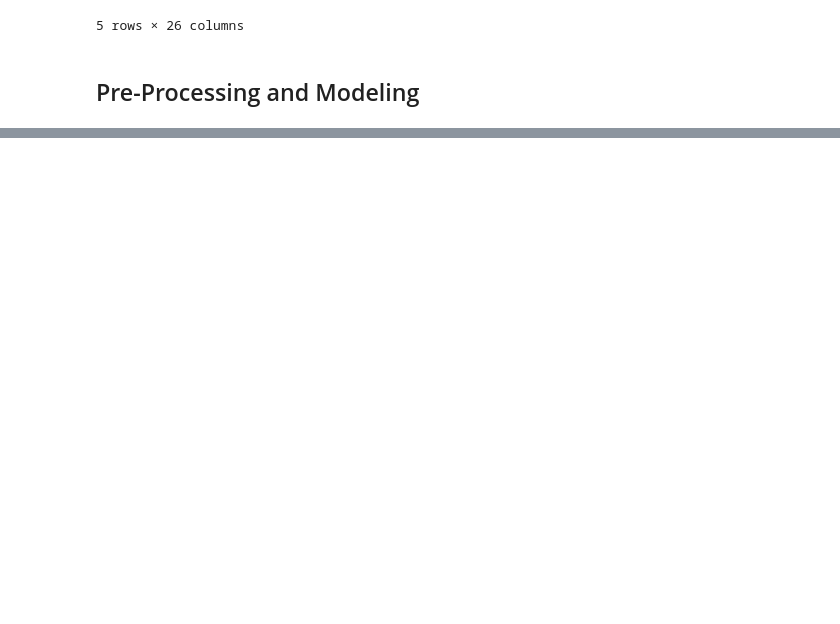
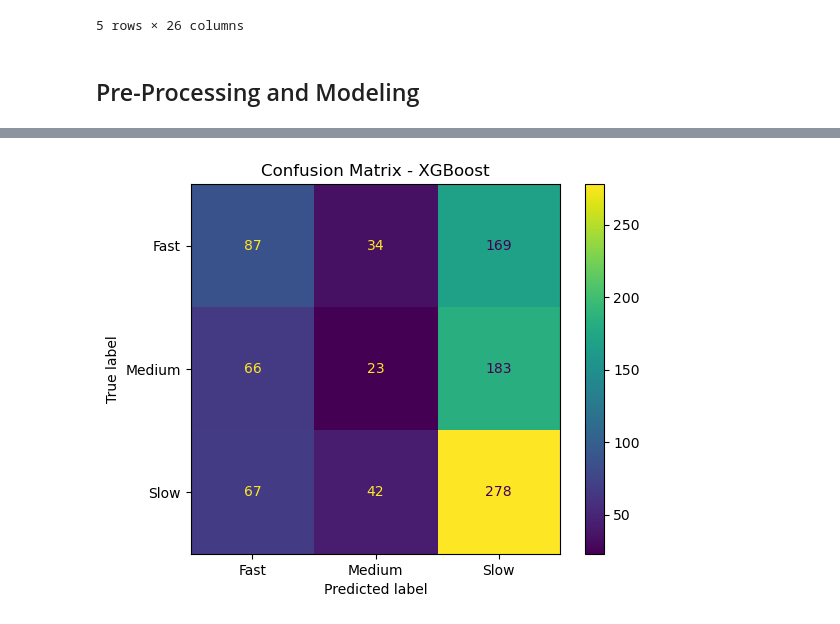
Before and after one commit to OmniaBekheet/Optimal-Pricing-Strategy-for-Quick-Sales---Capstone-3, a Jupyter notebook: Optimal Pricing Strategy for Quick Sales/Optimal Pricing Strategy for Quick Sales.ipynb, the cells around one changed output, grey strips where cells are left out. Cells and saved outputs as stored; diff of their text form; code cells hidden in the pictures; blank space fills up the shorter version.

```diff
--- a/Optimal Pricing Strategy for Quick Sales/Optimal Pricing Strategy for Quick Sales.ipynb
+++ b/Optimal Pricing Strategy for Quick Sales/Optimal Pricing Strategy for Quick Sales.ipynb
@@ -1089,0 +1169,4 @@ sld_data.head()
+# %%
+class_search_xgb = RandomizedSearchCV(class_xgb, param_distributions=param_grid_xgb, n_iter=8, scoring='accuracy', cv=3, random_state=42)
+class_search_xgb.fit(X_train_speed, y_train_speed)
+print(f"Best params for XGBoost classifier: {class_search_xgb.best_params_}")
@@ -1089,0 +1315,7 @@ sld_data.head()
+# %%
+# XGBoost Confusion Matrix
+ConfusionMatrixDisplay.from_estimator(class_search_xgb.best_estimator_, X_test_speed, y_test_speed, display_labels=['Fast', 'Medium', 'Slow'])
+plt.title('Confusion Matrix - XGBoost')
+plt.show()
+# %% [output]
+[figure, added]
```
Also changed, not shown: parts of 26 cells of this notebook.
